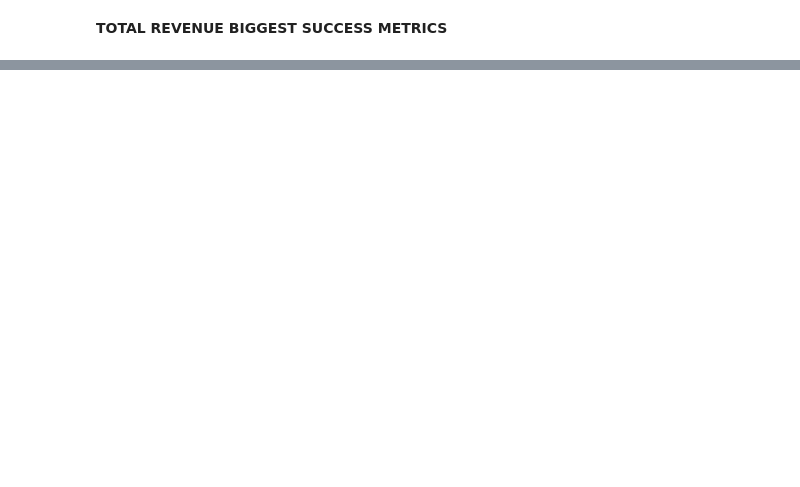
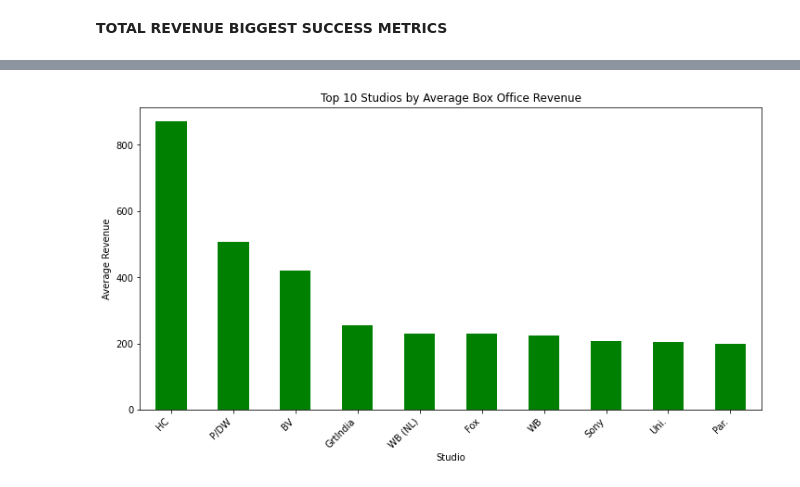
Before and after one commit to CharityNduati/movie-industry-strategic-analysis, a Jupyter notebook: Movie_Industry_Strategic_Analysis.ipynb, the cells around one changed output, grey strips where cells are left out. Cells and saved outputs as stored; diff of their text form; code cells hidden in the pictures; blank space fills up the shorter version.

```diff
--- a/Movie_Industry_Strategic_Analysis.ipynb
+++ b/Movie_Industry_Strategic_Analysis.ipynb
@@ -551,0 +487,3 @@ plt.show()
+# %%
+# Create total gross:
+bom['total_revenue'] = bom['domestic_gross'] + bom['foreign_gross']
@@ -551,0 +564,5 @@ plt.show()
+# %%
+# Studio performance
+studio_perf= bom.groupby('studio')['total_revenue'].mean().sort_values(ascending=False).head(10)//1_000_000
+# In millions of $
+studio_perf
@@ -551,0 +582,11 @@ plt.show()
+# %%
+# Visualizing Studio performance based on average total revenue
+plt.figure(figsize=(12,6))
+studio_perf.plot(kind='bar', color='green')
+plt.title("Top 10 Studios by Average Box Office Revenue")
+plt.ylabel("Average Revenue")
+plt.xlabel("Studio")
+plt.xticks(rotation=45, ha='right')
+plt.show()
+# %% [output]
+[figure, added]
```
Also changed, not shown: parts of 45 cells of this notebook, 10 other files.
